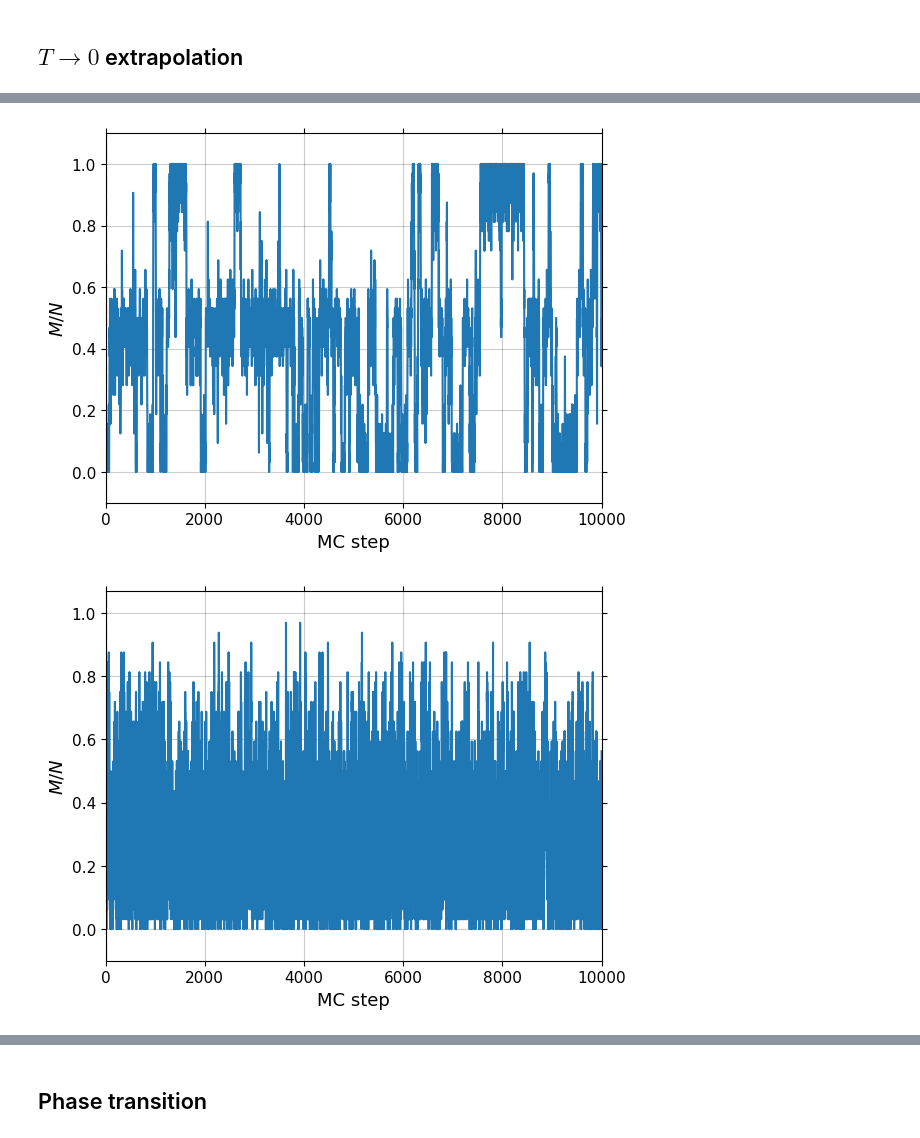
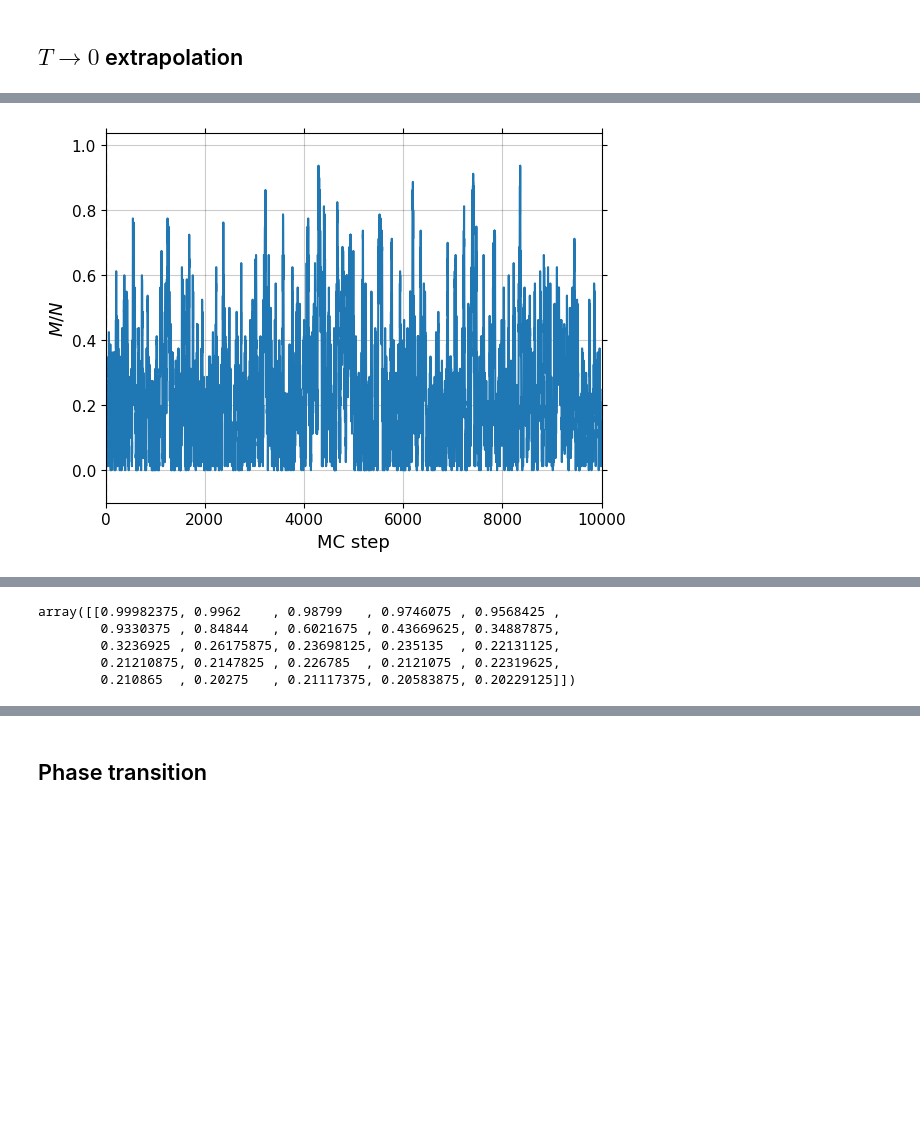
Before and after one commit to MathieuFerey/Transerve-Ising-Model, a Jupyter notebook: Transverse_Ising.ipynb, the cells around one changed output, grey strips where cells are left out. Drawn from its saved outputs; the diff is of its cells as text; code cells hidden in the pictures; blank space fills up the shorter version.

```diff
--- a/Transverse_Ising.ipynb
+++ b/Transverse_Ising.ipynb
@@ -256,15 +316,14 @@ plt.show()
 # %%
 Nx, Ny, Nz = 4, 4, 10 # size of the lattice
 J = 1
 
 Neq = 500 # number of MC steps for equilibrium
 Nsteps = 10000 # number of MC sample for average
 
-T = [0.5,1.,5]
+T = [0.25]
 Gamma = np.linspace(0.1,10,25)
 
 
-M,chi = MC_averages2(Nx, Ny, nz, J, Gamma, T, Neq, Nsteps, plot_MC = [len(Gamma)//2])
+M,chi = MC_averages2(Nx, Ny, Nz, J, Gamma, T, Neq, Nsteps, plot_MC = [len(Gamma)//2])
 # %% [output]
-[figure, old version]
+[figure, new version]
-[figure, removed]
@@ -272 +330,9 @@ M,chi = MC_averages2(Nx, Ny, nz, J, Gamma, T, Neq, Nsteps, plot_MC = [len(Gamma)
+# %%
+M
+# %% [output]
+array([[0.99982375, 0.9962    , 0.98799   , 0.9746075 , 0.9568425 ,
+        0.9330375 , 0.84844   , 0.6021675 , 0.43669625, 0.34887875,
+        0.3236925 , 0.26175875, 0.23698125, 0.235135  , 0.22131125,
+        0.21210875, 0.2147825 , 0.226785  , 0.2121075 , 0.22319625,
+        0.210865  , 0.20275   , 0.21117375, 0.20583875, 0.20229125]])
 # %%
```
Also changed, not shown: parts of 5 cells of this notebook, 15 other files.
